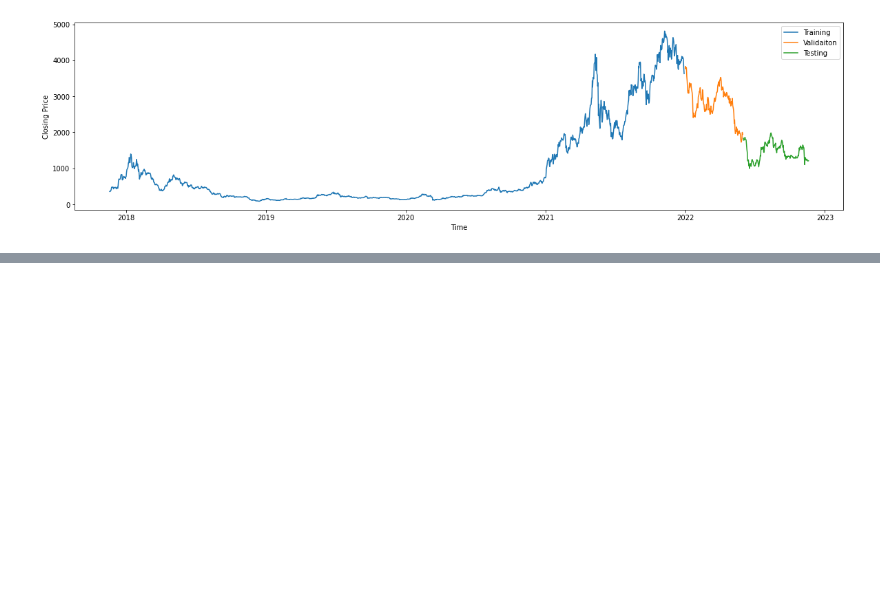
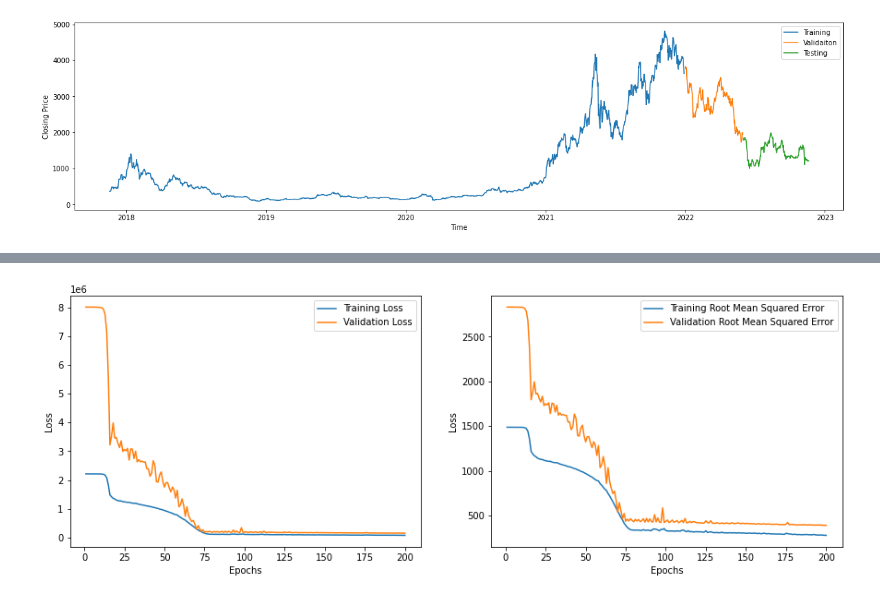
Before and after one commit to Ilia-Gershen/TYP-project, a Jupyter notebook: DeepLearningModel.ipynb, the cells around one changed output, grey strips where cells are left out. Saved outputs shown, nothing was run; the diff lists cells and outputs as text; code cells hidden in the pictures; blank space fills up the shorter version.

```diff
--- a/DeepLearningModel.ipynb
+++ b/DeepLearningModel.ipynb
@@ -675,0 +872,14 @@ MAPE: 21.91211825187175
+# %%
+#Swap date into right format
+ETH["Date"] = pd.to_datetime(ETH["Date"])
+
+ETH_Train_X, ETH_Train_Y, ETH_Val_X, ETH_Val_Y, ETH_Test_X, ETH_Test_Y = Dataset(ETH, '2021-11-20')
+#The graph shows how data is devided into Training Validation and Testing
+plt.figure(figsize = (20, 5))
+
+plt.plot(ETH['Date'][ETH['Date'] < '2021-12-30'], ETH['Close'][ETH['Date'] < '2021-12-30'], label = 'Training')
+plt.plot(ETH['Date'][(ETH['Date'] >= '2022-01-01') & (ETH['Date'] < '2022-06-01')], ETH['Close'][(ETH['Date'] >= '2022-01-01') & (ETH['Date'] < '2022-06-01')], label = 'Validaiton')
+plt.plot(ETH['Date'][ETH['Date'] >= '2022-06-02'], ETH['Close'][ETH['Date'] >= '2022-06-02'], label = 'Testing')
+plt.xlabel('Time')
+plt.ylabel('Closing Price')
+plt.legend(loc = 'best')
@@ -675,0 +906,6 @@ MAPE: 21.91211825187175
+# %%
+ETH_Model = Model()
+
+ETH_Model.compile(optimizer = tf.keras.optimizers.Adam(), loss = 'mse', metrics = tf.keras.metrics.RootMeanSquaredError())
+
+ETH_hist = ETH_Model.fit(ETH_Train_X, ETH_Train_Y, epochs = 200, validation_data = (ETH_Val_X, ETH_Val_Y), callbacks = [callback])
@@ -675,0 +930,28 @@ MAPE: 21.91211825187175
+# %%
+historyDict = ETH_hist.history
+
+loss = historyDict["loss"]
+root_mean_squared_error = historyDict["root_mean_squared_error"]
+valLoss = historyDict["val_loss"]
+val_root_mean_squared_error = historyDict["val_root_mean_squared_error"]
+
+epochs = range(1, len(loss) + 1)
+
+fig, (ax1, ax2) = plt.subplots(1, 2)
+
+fig.set_figheight(5)
+fig.set_figwidth(15)
+
+ax1.plot(epochs, loss, label = 'Training Loss')
+ax1.plot(epochs, valLoss, label = 'Validation Loss')
+ax1.set(xlabel = "Epochs", ylabel = "Loss")
+ax1.legend()
+
+ax2.plot(epochs, root_mean_squared_error, label = "Training Root Mean Squared Error")
+ax2.plot(epochs, val_root_mean_squared_error, label = "Validation Root Mean Squared Error")
+ax2.set(xlabel = "Epochs", ylabel = "Loss")
+ax2.legend()
+
+plt.show()
+# %% [output]
+[figure, added]
```
Also changed, not shown: parts of 14 cells of this notebook.
